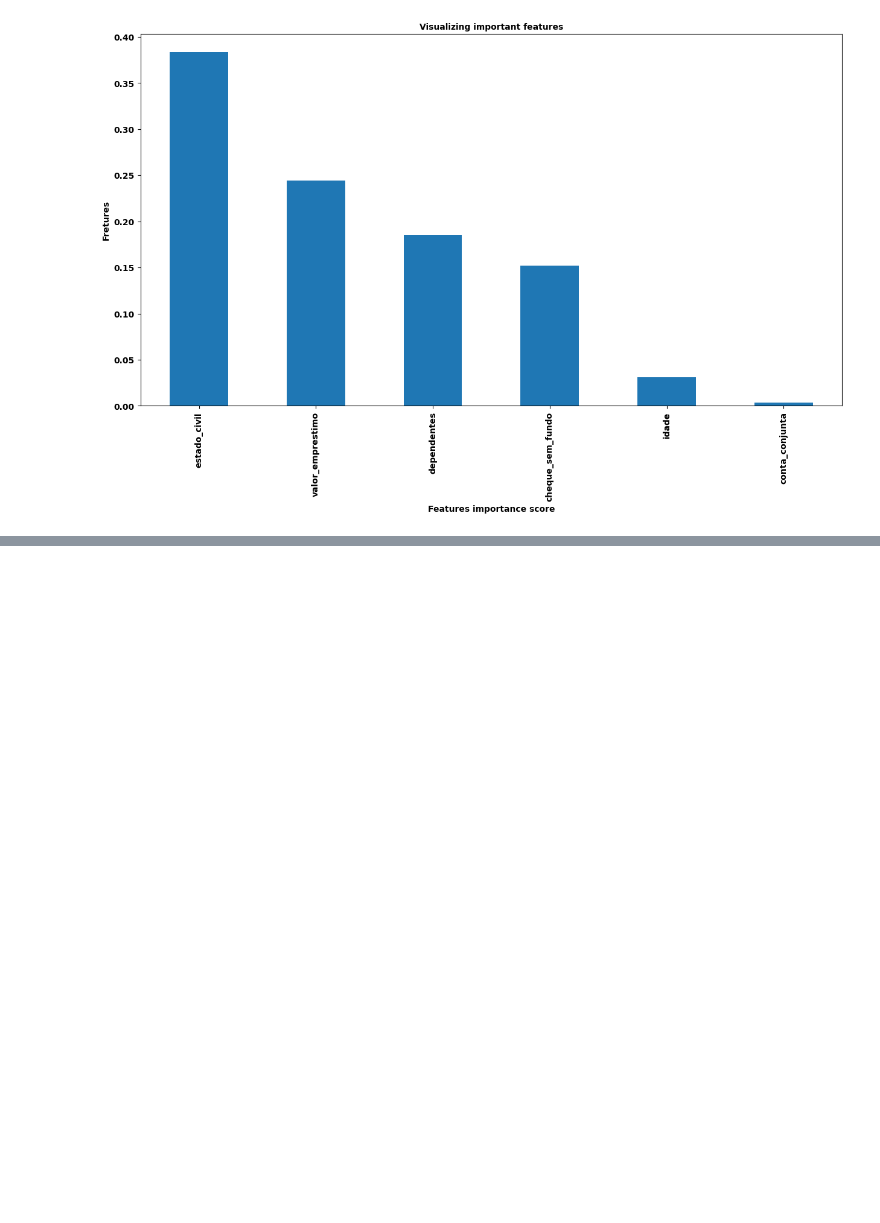
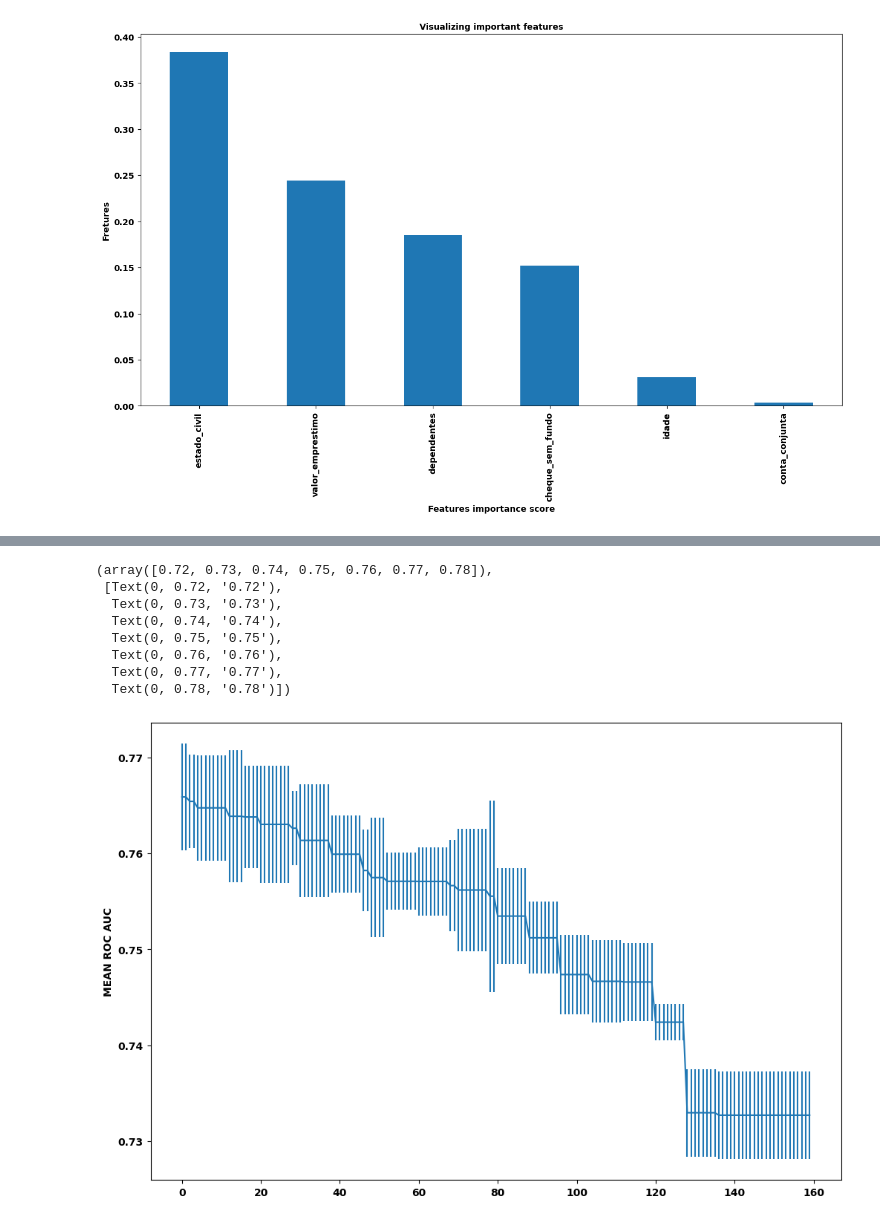
Before and after one commit to douglasaturnino/ml-shap, a Jupyter notebook: notebook/shap_model.ipynb, the cells around one changed output, grey strips where cells are left out. Cells and saved outputs as stored; diff of their text form; code cells hidden in the pictures; blank space fills up the shorter version.

```diff
--- a/notebook/shap_model.ipynb
+++ b/notebook/shap_model.ipynb
@@ -1408,0 +1579,8 @@ plt.show()
+# %%
+clf = Pipeline([
+    ('rare_encoder', RareLabelEncoder(tol=0.05, n_categories=5, variables=['estado_civil'], replace_with='outros')),
+    ('categorical_encoder',MeanEncoder(variables=['dependentes', 'estado_civil', 'cheque_sem_fundo'])),
+    ('classifier', DecisionTreeClassifier(class_weight='balanced', random_state=config['split']['seed'], max_depth=5))
+])
+
+kf = StratifiedKFold(n_splits=5,shuffle=True, random_state=config['split']['seed'])
@@ -1408,0 +1613,14 @@ plt.show()
+# %%
+param_grid = {
+    'classifier__max_features':['auto', 'sqrt', 'log2'],
+    'classifier__class_weight': ['balanced'],
+    'classifier__min_samples_leaf': [100, 200, 300, 400],
+    'classifier__min_samples_split': [100, 200, 300, 400],
+    'classifier__max_depth': [3, 4, 5, 6, 7],
+}
+# %%
+dt = GridSearchCV(clf, param_grid, scoring=['f1', 'balanced_accuracy', 'roc_auc', 'accuracy'], cv=kf, refit='roc_auc')
+search_dt = dt.fit(df10_dt.drop('pago', axis='columns'), df10_dt['pago'])
+print(search_dt.best_params_)
+print('\n')
+print(round(search_dt.best_score_,3))
@@ -1408,0 +1632,6 @@ plt.show()
+# %%
+results = pd.DataFrame(search_dt.cv_results_) [['params', 'mean_test_roc_auc', 'std_test_roc_auc', 'mean_test_f1', 'std_test_f1',
+                                               'mean_test_balanced_accuracy', 'std_test_balanced_accuracy','mean_test_accuracy', 'std_test_accuracy']]
+
+results.sort_values(by='mean_test_roc_auc', ascending=False, inplace=True)
+results.head()
@@ -1408,0 +1645,19 @@ plt.show()
+# %%
+results.sort_values(by='mean_test_roc_auc', ascending=False, inplace=True)
+
+results.reset_index(drop=True, inplace=True)
+
+results['mean_test_roc_auc'].plot(yerr=[results['std_test_roc_auc'], results['std_test_roc_auc']], subplots=True)
+plt.ylabel('MEAN ROC AUC', fontsize=10, weight='bold')
+plt.xticks(fontsize=10, weight='bold')
+plt.yticks(fontsize=10, weight='bold')
+# %% [output]
+(array([0.72, 0.73, 0.74, 0.75, 0.76, 0.77, 0.78]),
+ [Text(0, 0.72, '0.72'),
+  Text(0, 0.73, '0.73'),
+  Text(0, 0.74, '0.74'),
+  Text(0, 0.75, '0.75'),
+  Text(0, 0.76, '0.76'),
+  Text(0, 0.77, '0.77'),
+  Text(0, 0.78, '0.78')])
+[figure, added]
```
Also changed, not shown: parts of 73 cells of this notebook.
